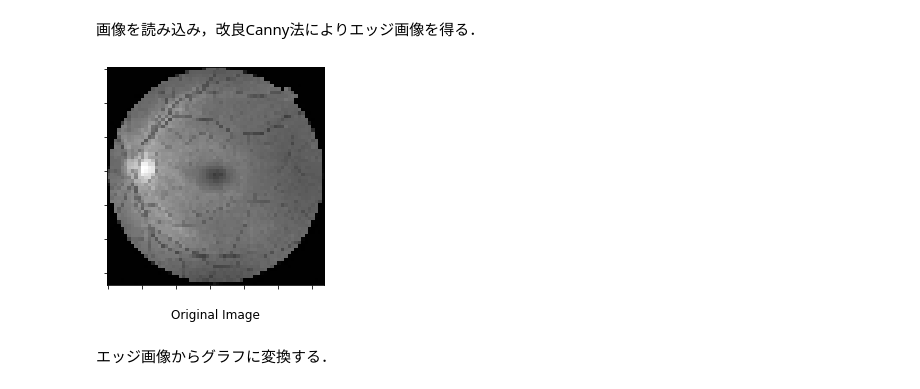
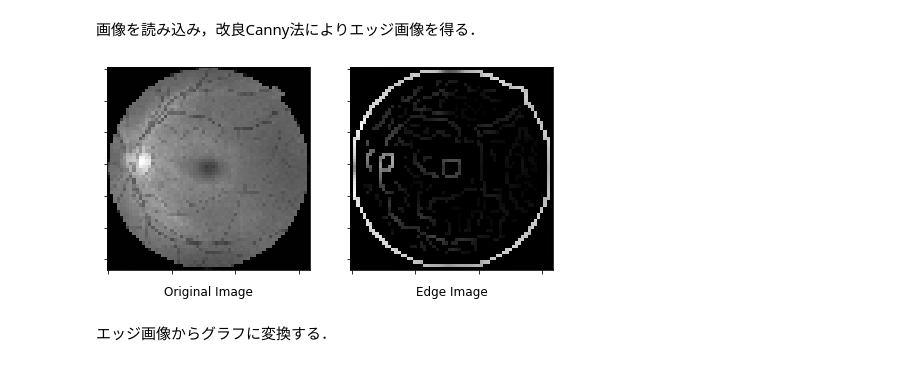
Before and after one commit to YosukeSugiura/Edge_detection_using_GSP, a Jupyter notebook: Edge_feature_extraction_using_Graph_signal_processing.ipynb, the cells around one changed output. Drawn from its saved outputs; the diff is of its cells as text; code cells hidden in the pictures.

```diff
--- a/Edge_feature_extraction_using_Graph_signal_processing.ipynb
+++ b/Edge_feature_extraction_using_Graph_signal_processing.ipynb
@@ -325,33 +325,38 @@ plt.rcParams['figure.figsize'] = (10, 5)
 # %%
     # -------------------------------------
     #   画像読み込み & エッジ抽出
     # -------------------------------------
 
     # データ読み込み
     retina_source = data.retina()
 
     # 圧縮
     img = cv2.resize(retina_source, dsize=(64,64))
     # グレースケール変換
     img = cv2.cvtColor(img, cv2.COLOR_BGR2GRAY)
 
-    plt.figure(figsize=(4,4))
-    plt.title('Original Image', y=-0.18)
-    plt.imshow(img, cmap='gray')
-    plt.tick_params(labelbottom=False,labelleft=False,labelright=False,labeltop=False)
-
-
     # Canny法によるエッジ抽出
     Thr_max = 0.3       # エッジ検出最大しきい値
     Thr_min = 0.05      # エッジ検出最小しきい値
     img_edge = canny(img, 1, Thr_min, Thr_max, keep_grad=True)
     img_edge = img_edge/255 # 最大1で正規化
 
     # 形状・マスク情報取得
     img_shape = img_edge.shape
     mask = img_edge.astype(bool)
+
+    # 図示
+    fig = plt.figure(figsize=(8,16))
+    ax1 = fig.add_subplot(1, 2, 1)   #1行２列の１番目
+    ax1.imshow(img, cmap='gray')
+    ax1.set_title("Original Image", y=-0.15)
+    ax1.tick_params(labelbottom=False,labelleft=False,labelright=False,labeltop=False)
+    ax2 = fig.add_subplot(1, 2, 2)   #1行２列の2番目
+    ax2.imshow(img_edge, cmap='gray')
+    ax2.set_title("Edge Image", y=-0.15)
+    ax2.tick_params(labelbottom=False,labelleft=False,labelright=False,labeltop=False)
 # %% [output]
-[figure, old version]
+[figure, new version]
 # %% [markdown]
 エッジ画像からグラフに変換する．
 # %%
```
